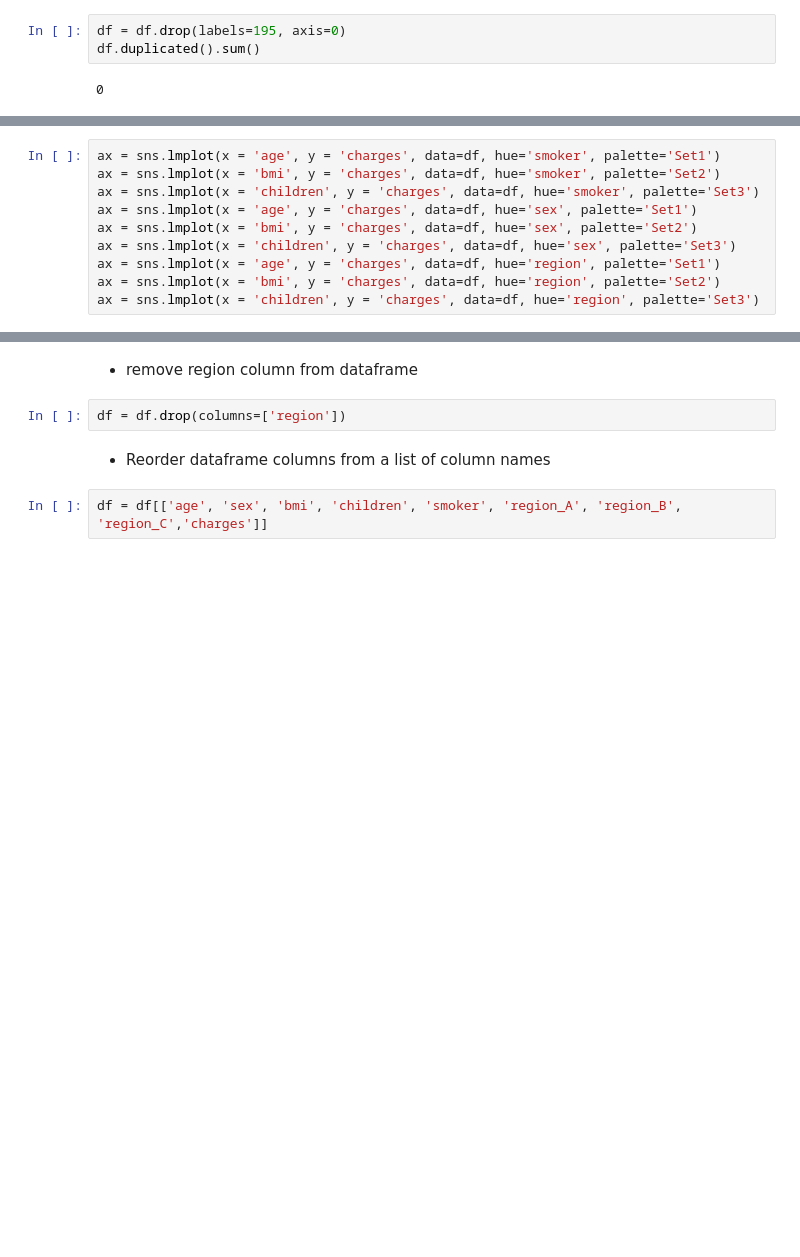
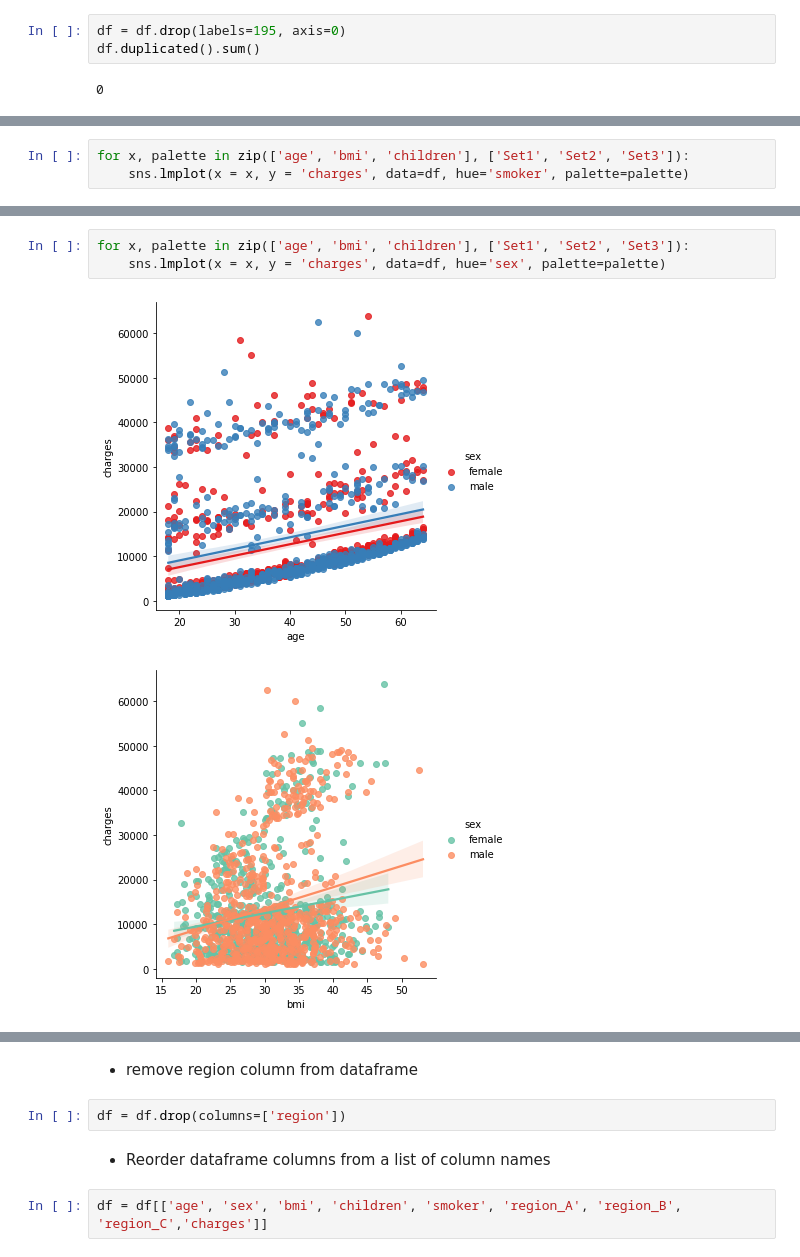
Before and after one commit to MahdiTadayon/My-Projects, a Jupyter notebook: regression/MedicalCostPersonal .ipynb, the cells around one changed output, grey strips where cells are left out. Saved outputs shown, nothing was run; the diff lists cells and outputs as text; blank space fills up the shorter version.

```diff
--- a/regression/MedicalCostPersonal .ipynb
+++ b/regression/MedicalCostPersonal .ipynb
@@ -103,13 +118,6 @@ df.duplicated().sum()
 # %%
-ax = sns.lmplot(x = 'age', y = 'charges', data=df, hue='smoker', palette='Set1')
-ax = sns.lmplot(x = 'bmi', y = 'charges', data=df, hue='smoker', palette='Set2')
-ax = sns.lmplot(x = 'children', y = 'charges', data=df, hue='smoker', palette='Set3')
-ax = sns.lmplot(x = 'age', y = 'charges', data=df, hue='sex', palette='Set1')
-ax = sns.lmplot(x = 'bmi', y = 'charges', data=df, hue='sex', palette='Set2')
-ax = sns.lmplot(x = 'children', y = 'charges', data=df, hue='sex', palette='Set3')
-ax = sns.lmplot(x = 'age', y = 'charges', data=df, hue='region', palette='Set1')
-ax = sns.lmplot(x = 'bmi', y = 'charges', data=df, hue='region', palette='Set2')
-ax = sns.lmplot(x = 'children', y = 'charges', data=df, hue='region', palette='Set3')
+for x, palette in zip(['age', 'bmi', 'children'], ['Set1', 'Set2', 'Set3']):
+    sns.lmplot(x = x, y = 'charges', data=df, hue='smoker', palette=palette)
 # %% [output]
 [figure]
 [figure]
@@ -122,0 +125,6 @@ ax = sns.lmplot(x = 'children', y = 'charges', data=df, hue='region', palette='S
+# %%
+for x, palette in zip(['age', 'bmi', 'children'], ['Set1', 'Set2', 'Set3']):
+    sns.lmplot(x = x, y = 'charges', data=df, hue='sex', palette=palette)
+# %% [output]
+[figure, added]
+[figure, added]
```
Also changed, not shown: parts of 57 cells of this notebook, 1 other file.
